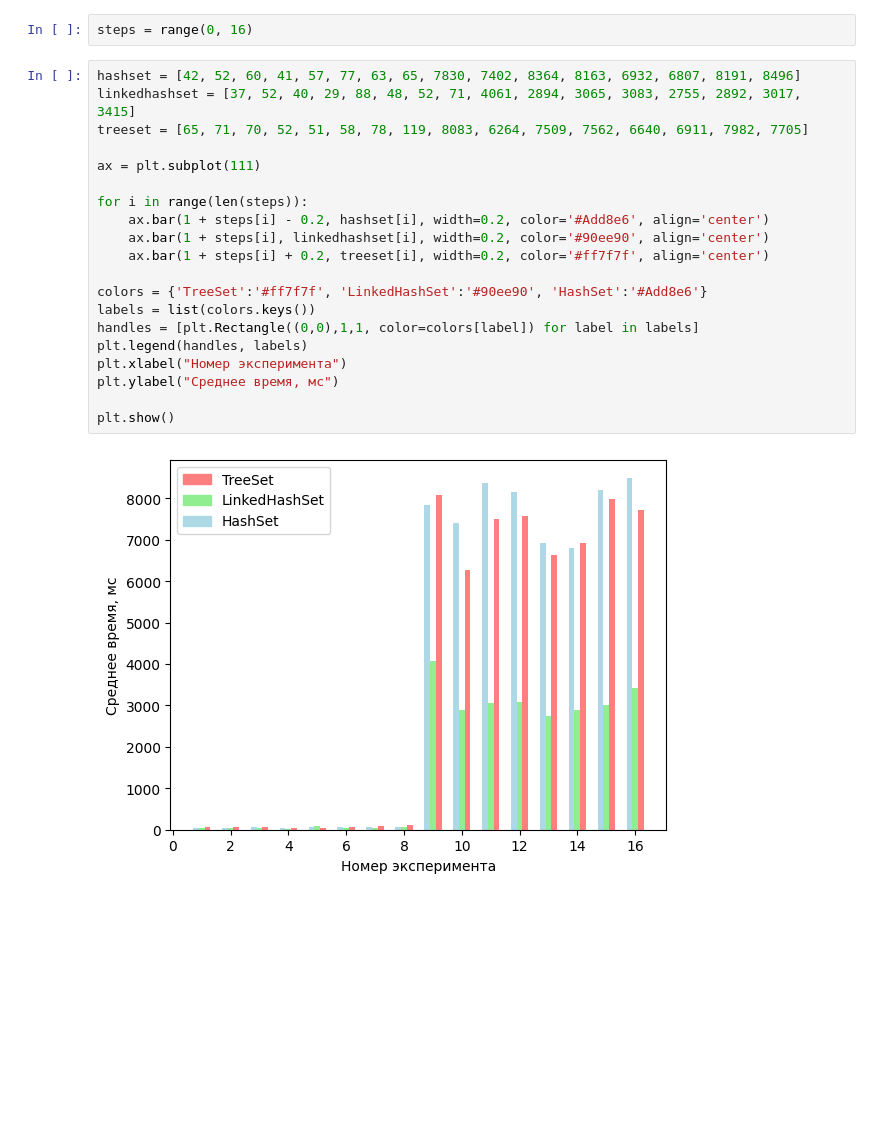
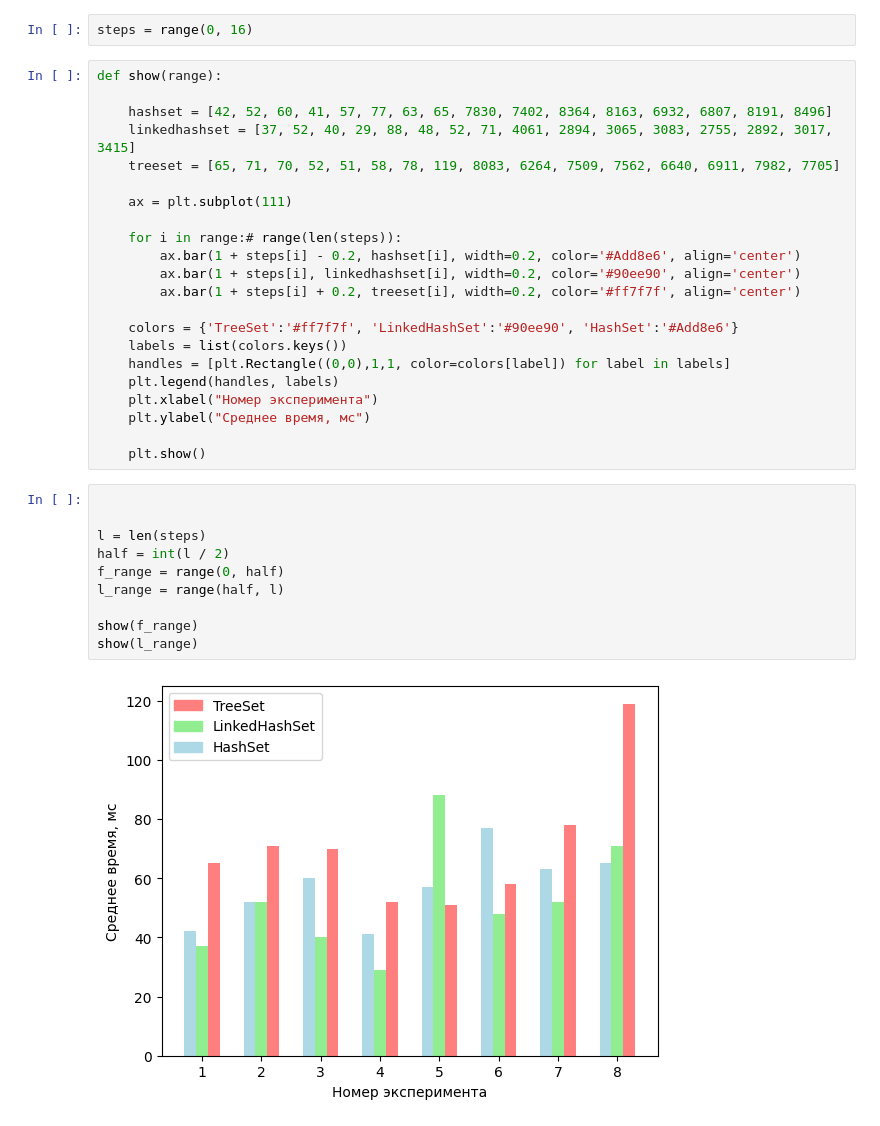
Before and after one commit to Dambr/yewking, a Jupyter notebook: ipynb/gistograms.ipynb, the cells around one changed output. Saved outputs shown, nothing was run; the diff lists cells and outputs as text; blank space fills up the shorter version.

```diff
--- a/ipynb/gistograms.ipynb
+++ b/ipynb/gistograms.ipynb
@@ -3,25 +3,37 @@ import matplotlib.pyplot as plt
 import numpy as np
 # %%
 steps = range(0, 16)
+# %%
+def show(range):
+
+    hashset = [42, 52, 60, 41, 57, 77, 63, 65, 7830, 7402, 8364, 8163, 6932, 6807, 8191, 8496]
+    linkedhashset = [37, 52, 40, 29, 88, 48, 52, 71, 4061, 2894, 3065, 3083, 2755, 2892, 3017, 3415]
+    treeset = [65, 71, 70, 52, 51, 58, 78, 119, 8083, 6264, 7509, 7562, 6640, 6911, 7982, 7705]
+
+    ax = plt.subplot(111)
+
+    for i in range:# range(len(steps)):
+        ax.bar(1 + steps[i] - 0.2, hashset[i], width=0.2, color='#Add8e6', align='center')
+        ax.bar(1 + steps[i], linkedhashset[i], width=0.2, color='#90ee90', align='center')
+        ax.bar(1 + steps[i] + 0.2, treeset[i], width=0.2, color='#ff7f7f', align='center')
+
+    colors = {'TreeSet':'#ff7f7f', 'LinkedHashSet':'#90ee90', 'HashSet':'#Add8e6'}
+    labels = list(colors.keys())
+    handles = [plt.Rectangle((0,0),1,1, color=colors[label]) for label in labels]
+    plt.legend(handles, labels)
+    plt.xlabel("Номер эксперимента")
+    plt.ylabel("Среднее время, мс")
+
+    plt.show()
 # %%
-hashset = [42, 52, 60, 41, 57, 77, 63, 65, 7830, 7402, 8364, 8163, 6932, 6807, 8191, 8496]
-linkedhashset = [37, 52, 40, 29, 88, 48, 52, 71, 4061, 2894, 3065, 3083, 2755, 2892, 3017, 3415]
-treeset = [65, 71, 70, 52, 51, 58, 78, 119, 8083, 6264, 7509, 7562, 6640, 6911, 7982, 7705]
 
-ax = plt.subplot(111)
 
-for i in range(len(steps)):
-    ax.bar(1 + steps[i] - 0.2, hashset[i], width=0.2, color='#Add8e6', align='center')
-    ax.bar(1 + steps[i], linkedhashset[i], width=0.2, color='#90ee90', align='center')
-    ax.bar(1 + steps[i] + 0.2, treeset[i], width=0.2, color='#ff7f7f', align='center')
+l = len(steps)
+half = int(l / 2)
+f_range = range(0, half)
+l_range = range(half, l)
 
-colors = {'TreeSet':'#ff7f7f', 'LinkedHashSet':'#90ee90', 'HashSet':'#Add8e6'}
-labels = list(colors.keys())
-handles = [plt.Rectangle((0,0),1,1, color=colors[label]) for label in labels]
-plt.legend(handles, labels)
-plt.xlabel("Номер эксперимента")
-plt.ylabel("Среднее время, мс")
-
-plt.show()
+show(f_range)
+show(l_range)
 # %% [output]
-[figure, old version]
+[figure, new version]
```
Also changed, not shown: parts of 1 cell of this notebook, 12 other files.
